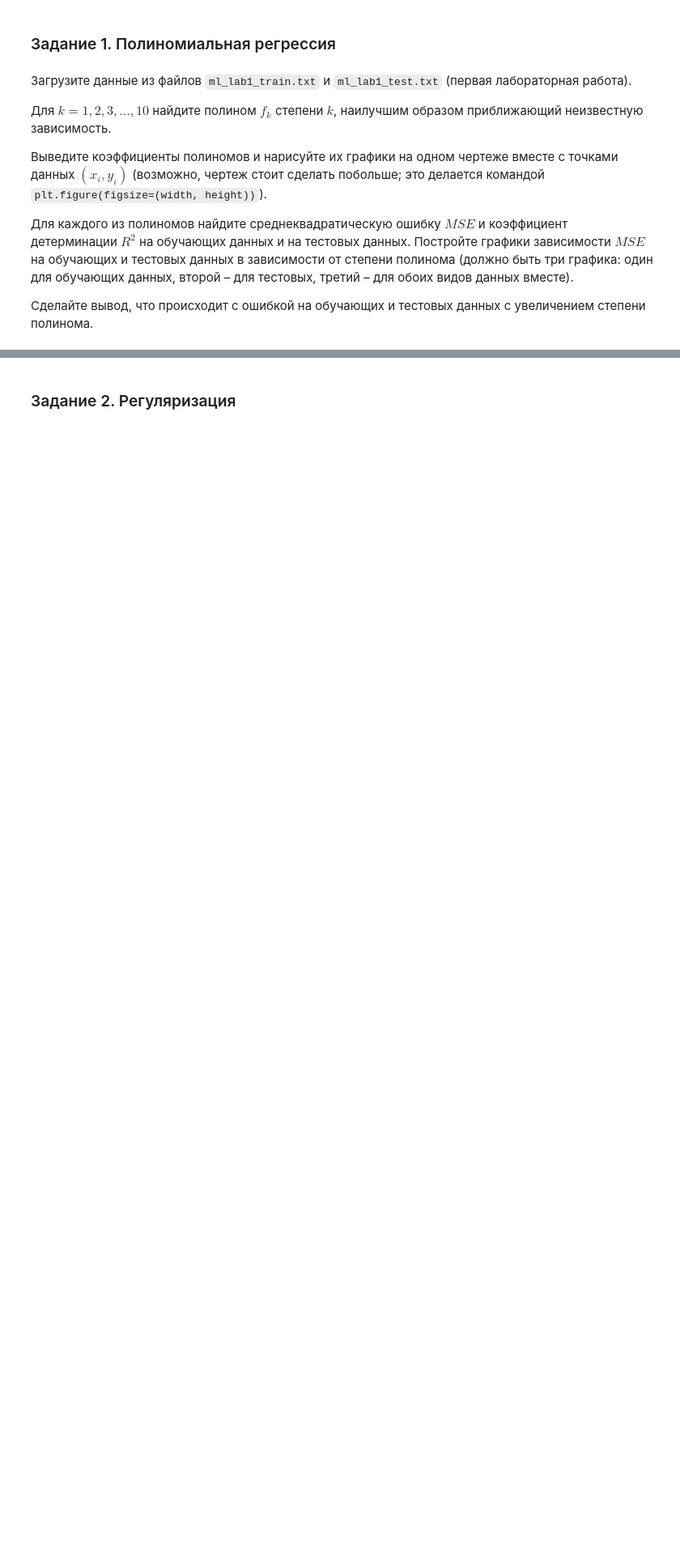
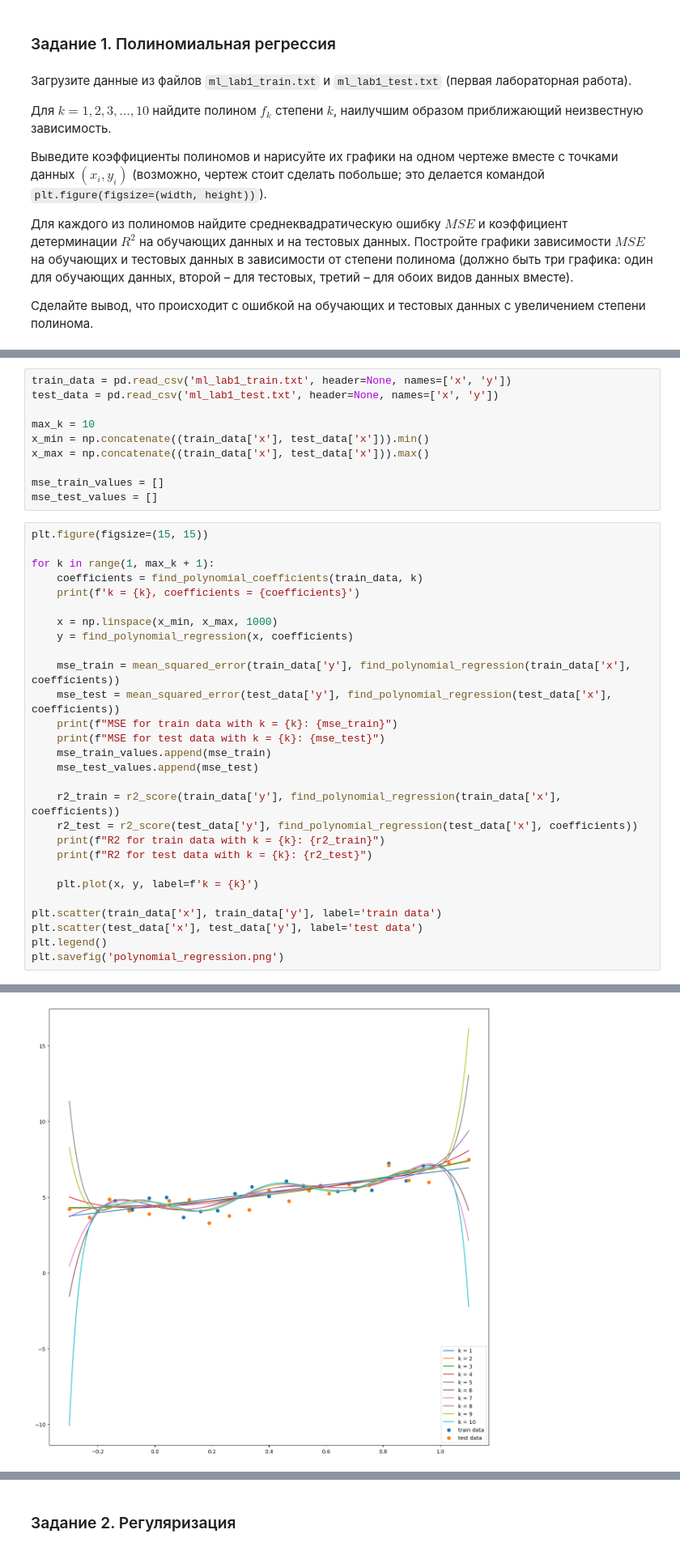
Before and after one commit to Strafred/Polynomial_Regression_and_Regularization, a Jupyter notebook: ml_lab3.ipynb, the cells around one changed output, grey strips where cells are left out. Shown: that part at 81% size. Drawn from its saved outputs; the diff is of its cells as text; blank space fills up the shorter version.

Commit message:
add polynomial regression (task 1)

```diff
--- a/ml_lab3.ipynb
+++ b/ml_lab3.ipynb
@@ -16,0 +29,39 @@
+# %%
+train_data = pd.read_csv('ml_lab1_train.txt', header=None, names=['x', 'y'])
+test_data = pd.read_csv('ml_lab1_test.txt', header=None, names=['x', 'y'])
+
+max_k = 10
+x_min = np.concatenate((train_data['x'], test_data['x'])).min()
+x_max = np.concatenate((train_data['x'], test_data['x'])).max()
+
+mse_train_values = []
+mse_test_values = []
+# %%
+plt.figure(figsize=(15, 15))
+
+for k in range(1, max_k + 1):
+    coefficients = find_polynomial_coefficients(train_data, k)
+    print(f'k = {k}, coefficients = {coefficients}')
+
+    x = np.linspace(x_min, x_max, 1000)
+    y = find_polynomial_regression(x, coefficients)
+
+    mse_train = mean_squared_error(train_data['y'], find_polynomial_regression(train_data['x'], coefficients))
+    mse_test = mean_squared_error(test_data['y'], find_polynomial_regression(test_data['x'], coefficients))
+    print(f"MSE for train data with k = {k}: {mse_train}")
+    print(f"MSE for test data with k = {k}: {mse_test}")
+    mse_train_values.append(mse_train)
+    mse_test_values.append(mse_test)
+
+    r2_train = r2_score(train_data['y'], find_polynomial_regression(train_data['x'], coefficients))
+    r2_test = r2_score(test_data['y'], find_polynomial_regression(test_data['x'], coefficients))
+    print(f"R2 for train data with k = {k}: {r2_train}")
+    print(f"R2 for test data with k = {k}: {r2_test}")
+
+    plt.plot(x, y, label=f'k = {k}')
+
+plt.scatter(train_data['x'], train_data['y'], label='train data')
+plt.scatter(test_data['x'], test_data['y'], label='test data')
+plt.legend()
+plt.savefig('polynomial_regression.png')
+# %% [output]
@@ -16,0 +85 @@
+[figure, added]
```
Also changed, not shown: parts of 4 cells of this notebook, 1 other file.
